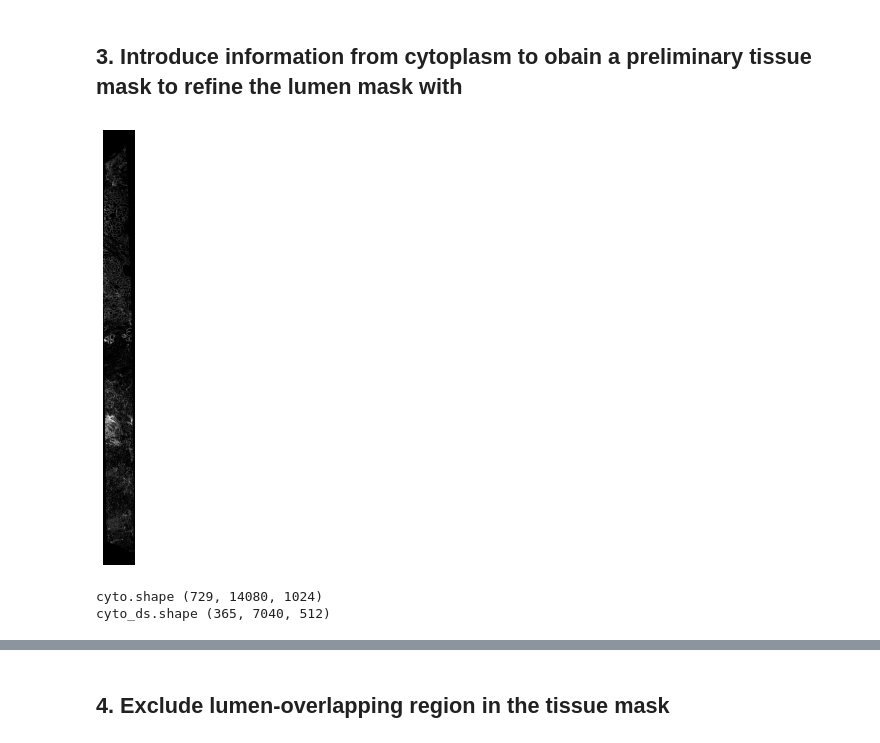
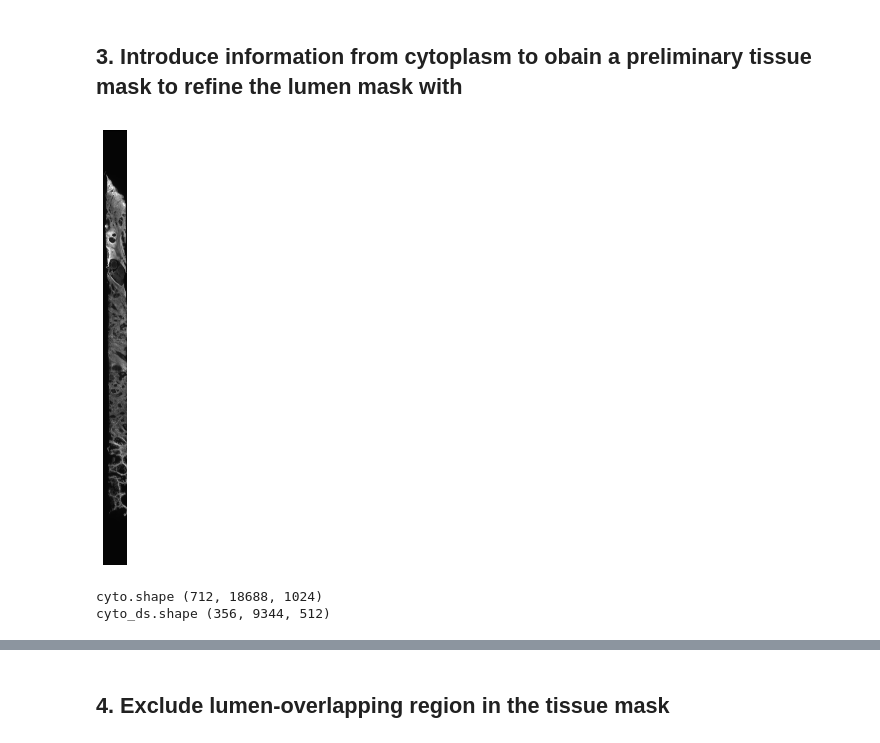
Before and after one commit to CptWang/ITAS3D-Pipeline, a Jupyter notebook: whbio_workflow/whbio05_segmentation/seg_1029_s140a.ipynb, the cells around one changed output, grey strips where cells are left out. Saved outputs shown, nothing was run; the diff lists cells and outputs as text; code cells hidden in the pictures.

```diff
--- a/whbio_workflow/whbio05_segmentation/seg_1029_s140a.ipynb
+++ b/whbio_workflow/whbio05_segmentation/seg_1029_s140a.ipynb
@@ -152,7 +152,7 @@ def fill_hole_2edge_2corner(img, edge_size = 2, set_edge_val = 255): #long biops
 # %%
 # Specify image stack info
 
-block_name = 's003f'
+block_name = 's198a'
 
 full_seq_dir = 'Z:\\WX\\WX_test_dod\\whobio_sets\\vid2vid_results\\'+block_name[:-1]+'_o\\full_seq'
 #contains the CK8 tif file and a folder named 'Fused_dod_sxxx' which contains 'ch2' folder (the cytoplasm tif)
@@ -305,25 +308,25 @@ imsave(stack_path +'_fill_hole3.tif',fill_hole3) # Save current fill-hole result
 # %%
 #### Import cytoplasm channel and downsample
 
 # Read cytoplasm image
-cyto_dir = full_seq_dir+'\\Fused_dod_'+block_name+'\\ch1\\'+block_name+'_ch1.tif' # Directory to the cyto image file
+cyto_dir = full_seq_dir+'\\Fused_dod_'+block_name+'\\ch2\\'+block_name+'_ch2.tif' # Directory to the cyto image file
 cyto = io.imread(cyto_dir)
 
 # Downsample cytoplasm by 2X
 cyto_ds = block_reduce(cyto, block_size=(ds_time, ds_time, ds_time), func=np.mean).astype(np.uint8)
 image_show(cyto_ds[cyto_ds.shape[0]//2]);
 
 # Save the downsampled cytoplasm image
 cyto_save_path = cyto_dir[:-4]
 imsave(cyto_save_path+'_ds'+str(ds_time)+'.tif', cyto_ds)
 print('cyto.shape', cyto.shape)
 print('cyto_ds.shape', cyto_ds.shape)
 
 del cyto # Once downsampled, free memory by deleting the original-resolution cytoplasm image
 # %% [output]
-[figure, old version]
+[figure, new version]
-cyto.shape (729, 14080, 1024)
-cyto_ds.shape (365, 7040, 512)
+cyto.shape (712, 18688, 1024)
+cyto_ds.shape (356, 9344, 512)
 # %%
 #### Obtain preliminary tissue mask with cytoplasm channel
 
```
Also changed, not shown: parts of 13 cells of this notebook, 1 other file.
